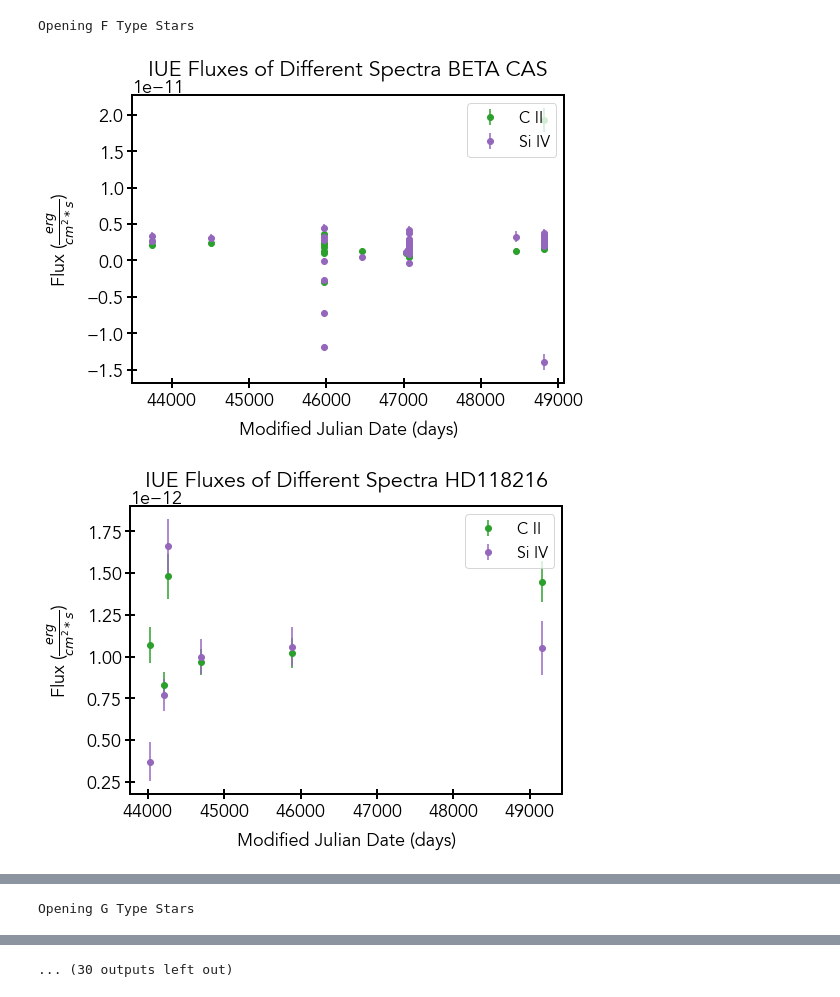
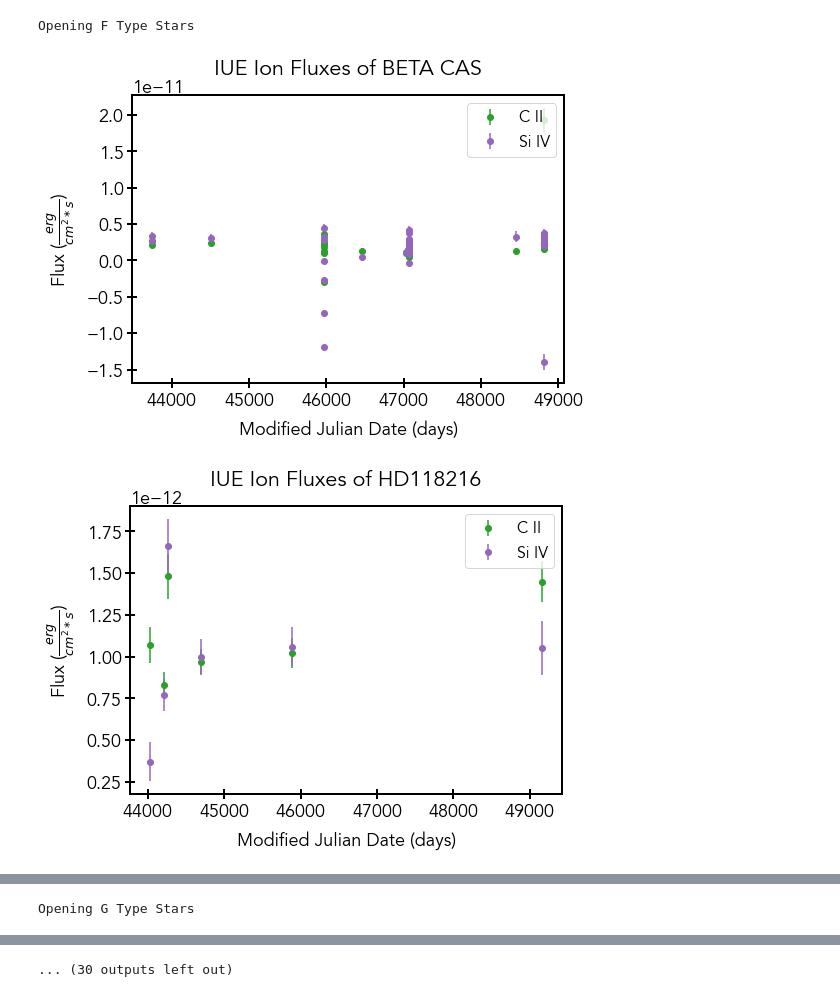
Before and after one commit to LeoKamgarCU/APPM-3310-Final-Project, a Jupyter notebook: Wavelet_Transform.ipynb, the cells around one changed output, grey strips where cells are left out. Saved outputs shown, nothing was run; the diff lists cells and outputs as text; code cells hidden in the pictures.

```diff
--- a/Wavelet_Transform.ipynb
+++ b/Wavelet_Transform.ipynb
@@ -23,7 +23,7 @@ spec_types = ['F','G','K','M']
 # Repeats for all spectral types
 for tp in spec_types:
     print('Opening ' + tp + ' Type Stars')
-    data_folder = '/Users/leokamgar/jupyter/APPM 3310/RAW_DATA/' + tp + '_STARS/'
+    data_folder = '/Users/leokamgar/jupyter/APPM 3310/APPM-3310-Final-Project/RAW_DATA/' + tp + '_STARS/'
     # Opens all files within the spectral data folders
     for filename in os.listdir(data_folder):
         data_file = data_folder + filename
@@ -100,32 +100,32 @@ for tp in spec_types:
         if iue:
             ax.set_title('IUE Ion Fluxes of ' + name, y=1.05)
         else:
             ax.set_title('HST Ion Fluxes of ' + name, y=1.05)
         ax.set_xlabel('Modified Julian Date (days)', labelpad=10)
         ax.set_ylabel('Flux ($\\frac{erg}{cm^2 * s}$)', labelpad=10)
 
         ax.legend(bbox_to_anchor=(1, 1), loc=1, frameon=True, fontsize=16)
 
         plt.show()
 
 ######################################################################################################################
 # Fast Fourier Transform to Compare #
 
 #             # Lomb Scargle Data Sifting
 #         for p_star_name in p_star_names:
 #             if name in p_star_name:
 #                 if (iue and 'IUE' in p_star_name) or (not iue and 'HST' in p_star_name):
 #                     if iue:
 #                         print(name + ": IUE")
 #                     else:
 #                         print(name + ": HST")
 #                     # Structure: [star][x data set (Time for one of the ions)]
 #                     p_x_data.append([name, "IUE" if iue else "HST" ,time_Si3,time_N5,time_C2,time_Si4])
 #                     p_y_data.append([name, "IUE" if iue else "HST" ,f_f_Si3,f_f_N5,f_f_C2,f_f_Si4])
 
 ######################################################################################################################
 # Wavelet Transform #
 # %% [output]
 Opening F Type Stars
-[figure, old version]
+[figure, new version]
-[figure, old version]
+[figure, new version]
```
Also changed, not shown: parts of 1 cell of this notebook, 1 other file.
